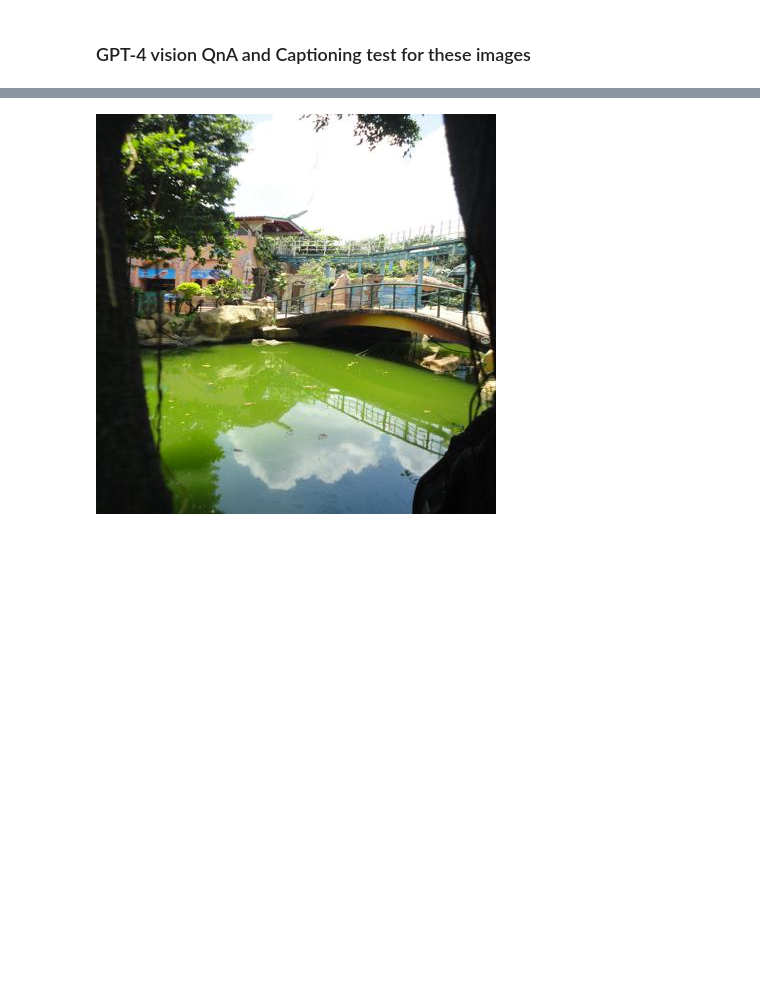
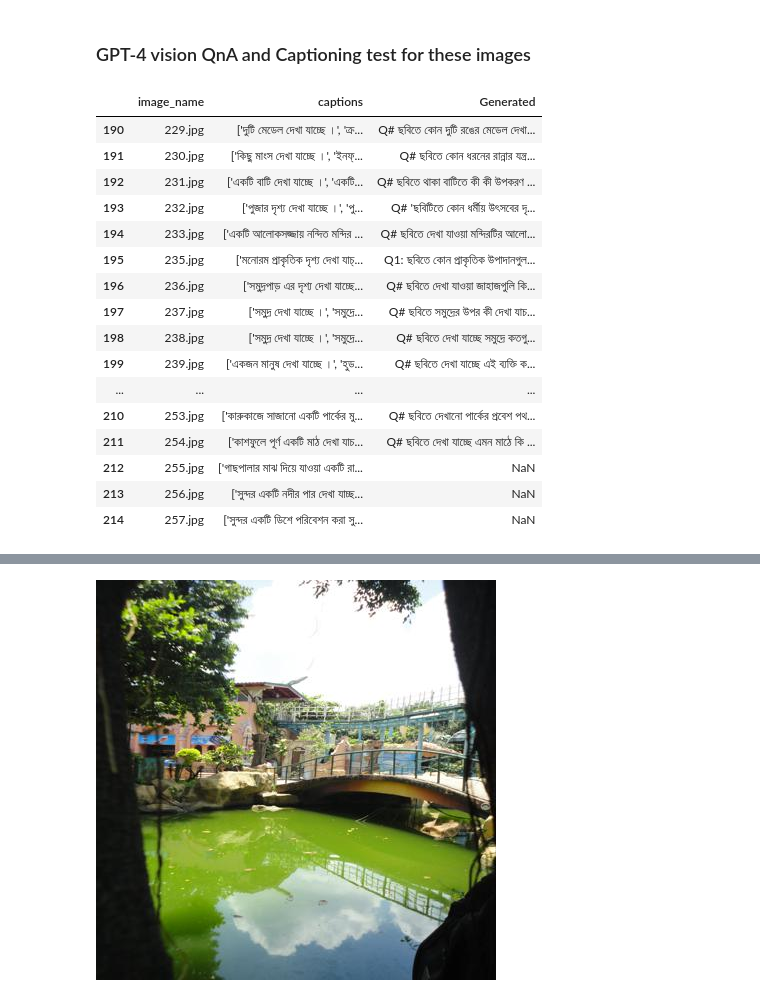
Before and after one commit to souroveskb/VQA, a Jupyter notebook: data_validation.ipynb, the cells around one changed output, grey strips where cells are left out. Saved outputs shown, nothing was run; the diff lists cells and outputs as text; code cells hidden in the pictures; blank space fills up the shorter version.

```diff
--- a/data_validation.ipynb
+++ b/data_validation.ipynb
@@ -120,8 +120,28 @@ def give_q_n_a(image_name, captions):
     response = requests.post("https://api.openai.com/v1/chat/completions", headers=headers, json=payload)
 
     return response.json()#['choices'][0]['message']['content']
-# %%
-df.loc[:,'Generated'] = None
+# %%
+# df.loc[:,'Generated'] = None
+# df = final_df
+df[190:215]
+# %% [output]
+|  | image_name | captions | Generated |
+| 190 | 229.jpg | ['দুটি মেডেল দেখা যাচ্ছে ।', 'ক্র... | Q# ছবিতে কোন দুটি রঙের মেডেল দেখা... |
+| 191 | 230.jpg | ['কিছু মাংস দেখা যাচ্ছে ।', 'ইনফ্... | Q# ছবিতে কোন ধরনের রান্নার যন্ত্র... |
+| 192 | 231.jpg | ['একটি বাটি দেখা যাচ্ছে ।', 'একটি... | Q# ছবিতে থাকা বাটিতে কী কী উপকরণ ... |
+| 193 | 232.jpg | ['পুজার দৃশ্য দেখা যাচ্ছে ।', 'পু... | Q# 'ছবিটিতে কোন ধর্মীয় উৎসবের দৃ... |
+| 194 | 233.jpg | ['একটি আলোকসজ্জায় নন্দিত মন্দির ... | Q# ছবিতে দেখা যাওয়া মন্দিরটির আলো... |
+| 195 | 235.jpg | ['মনোরম প্রাকৃতিক দৃশ্য দেখা যাচ্... | Q1: ছবিতে কোন প্রাকৃতিক উপাদানগুল... |
+| 196 | 236.jpg | ['সমুদ্রপাড় এর দৃশ্য দেখা যাচ্ছে... | Q# ছবিতে দেখা যাওয়া জাহাজগুলি কি... |
+| 197 | 237.jpg | ['সমুদ্র দেখা যাচ্ছে ।', 'সমুদ্রে... | Q# ছবিতে সমুদ্রের উপর কী দেখা যাচ... |
+| 198 | 238.jpg | ['সমুদ্র দেখা যাচ্ছে ।', 'সমুদ্রে... | Q# ছবিতে দেখা যাচ্ছে সমুদ্রে কতগু... |
+| 199 | 239.jpg | ['একজন মানুষ দেখা যাচ্ছে ।', 'হুড... | Q# ছবিতে দেখা যাচ্ছে এই ব্যক্তি ক... |
+| ... | ... | ... | ... |
+| 210 | 253.jpg | ['কারুকাজে সাজানো একটি পার্কের মু... | Q# ছবিতে দেখানো পার্কের প্রবেশ পথ... |
+| 211 | 254.jpg | ['কাশফুলে পূর্ণ একটি মাঠ দেখা যাচ... | Q# ছবিতে দেখা যাচ্ছে এমন মাঠে কি ... |
+| 212 | 255.jpg | ['গাছপালার মাঝ দিয়ে যাওয়া একটি রা... | NaN |
+| 213 | 256.jpg | ['সুন্দর একটি নদীর পার দেখা যাচ্ছ... | NaN |
+| 214 | 257.jpg | ['সুন্দর একটি ডিশে পরিবেশন করা সু... | NaN |
 # %%
 # validation.loc[:,'Generated'] = None
 df = pd.read_csv("bornon-dataset.csv")
```
Also changed, not shown: parts of 11 cells of this notebook.
